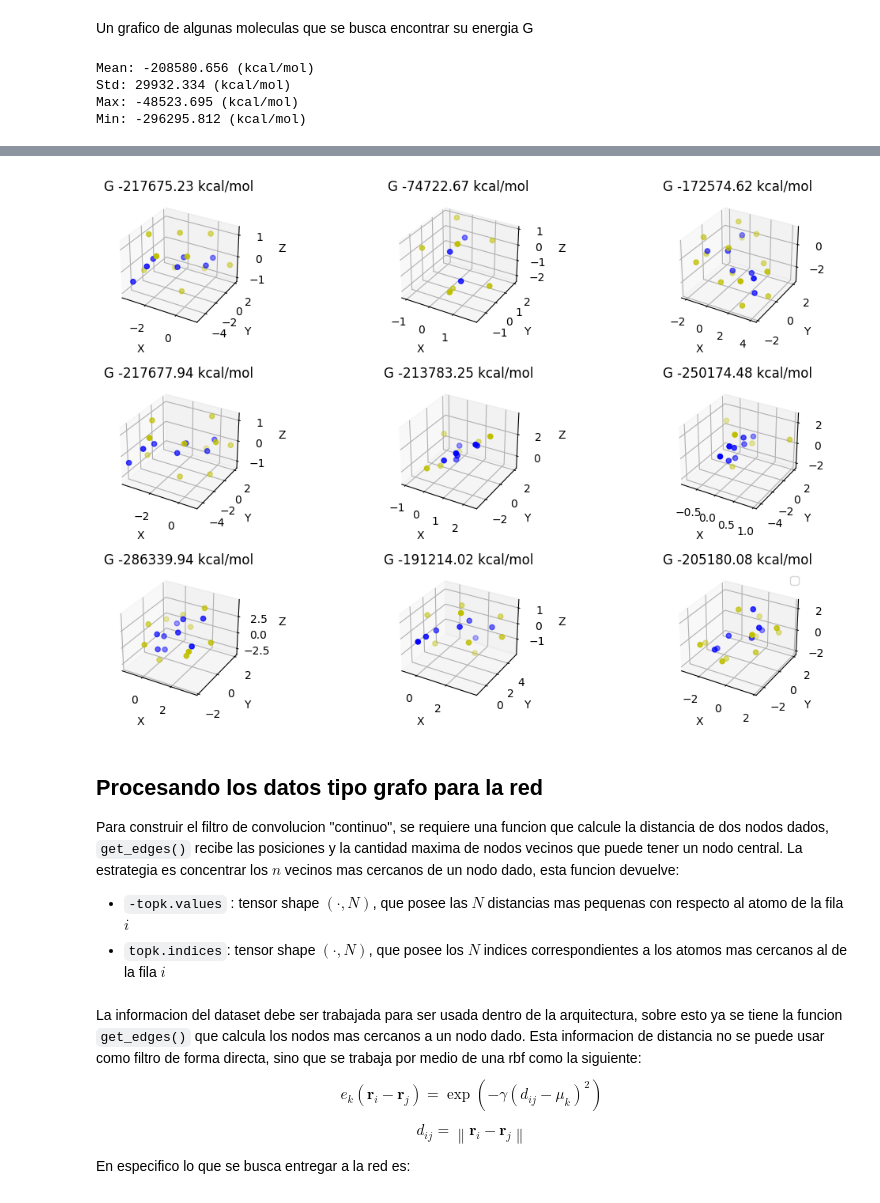
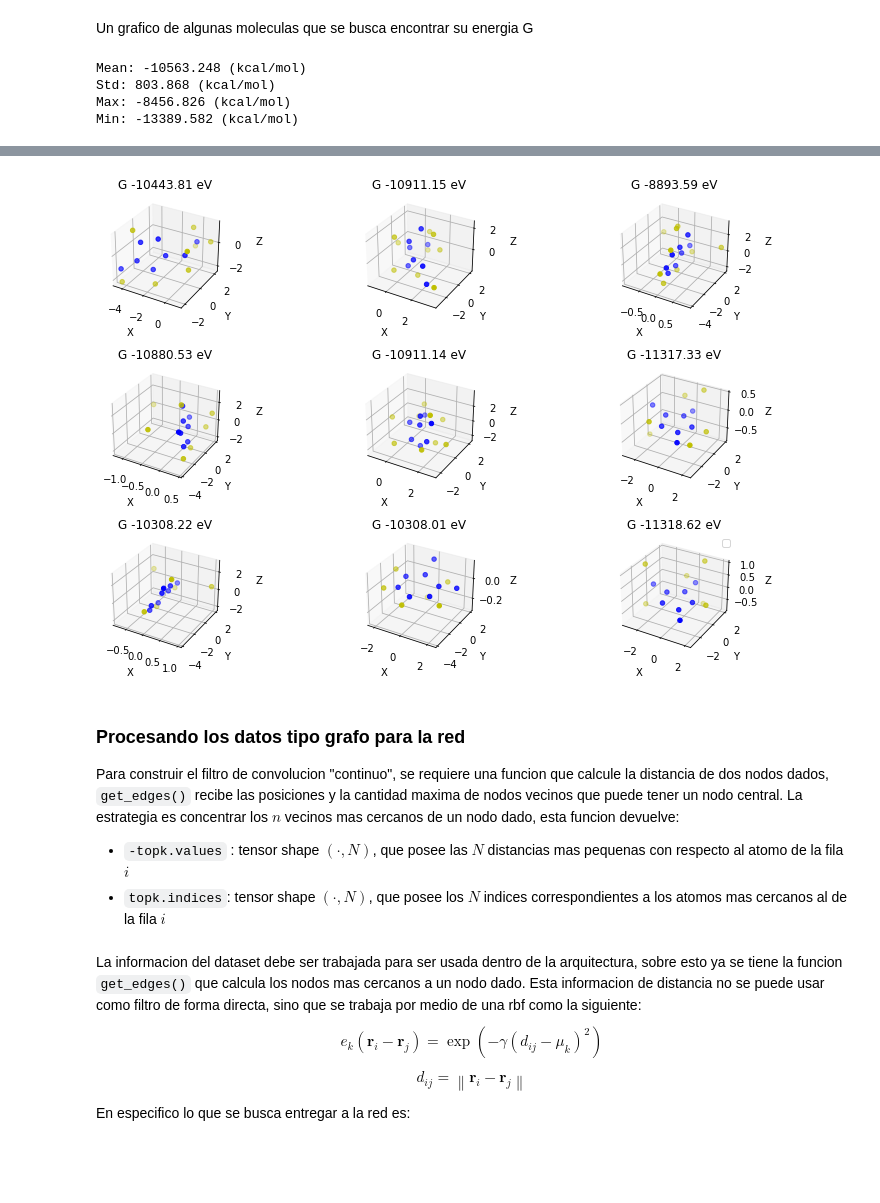
Before and after one commit to pyF4all/ML4molecularSims, a Jupyter notebook: Notebooks/2_SchNet_TensorFlow/2_SchNet_Tensorflow.ipynb, the cells around one changed output, grey strips where cells are left out. Cells and saved outputs as stored; diff of their text form; code cells hidden in the pictures; blank space fills up the shorter version.

```diff
--- a/Notebooks/2_SchNet_TensorFlow/2_SchNet_Tensorflow.ipynb
+++ b/Notebooks/2_SchNet_TensorFlow/2_SchNet_Tensorflow.ipynb
@@ -166,35 +192,43 @@ dtype: float64
 Se importan los datos hacia Tensorflow
 # %%
 def generator():
-  for dict_vals in qm9data.train_dataset:
-      yield dict_vals['_positions'], dict_vals['_atomic_numbers'], norm_energy(dict_vals['free_energy'].numpy(), stats_G_train)
+    for val in train_dataset:
+        yield val.pos.numpy(), val.z.numpy(), norm_energy(val.y[0][10].numpy(), stats_G_train)
+
+def generator_val():
+    for val in val_dataset:
+        yield val.pos.numpy(), val.z.numpy(), norm_energy(val.y[0][10].numpy(), stats_G_train)
 
 def generator_test():
-  for dict_vals in qm9data.test_dataset:
-    yield dict_vals['_positions'], dict_vals['_atomic_numbers'], dict_vals['free_energy'].numpy()
+    for val in test_dataset:
+        yield val.pos.numpy(), val.z.numpy(), val.y[0][10].numpy()
 
-data = tf.data.Dataset.from_generator(
+train_data = tf.data.Dataset.from_generator(
     generator,
     output_signature=(
         tf.TensorSpec(shape=(None, 3), dtype=tf.float32),
         tf.TensorSpec(shape=(None,), dtype=tf.float32),
-        tf.TensorSpec(shape=(1), dtype=tf.float32)
+        tf.TensorSpec(shape=(), dtype=tf.float32)
     ),
-).shuffle(4000, reshuffle_each_iteration=False,  # do not change order each time (!) otherwise will contaminate
-)
+).shuffle(buffer_size=3000)
+
+val_data = tf.data.Dataset.from_generator(
+    generator_val,
+    output_signature=(
+        tf.TensorSpec(shape=(None, 3), dtype=tf.float32),
+        tf.TensorSpec(shape=(None,), dtype=tf.float32),
+        tf.TensorSpec(shape=(), dtype=tf.float32)
+    ),
+).shuffle(buffer_size=1000)
 
 test_data = tf.data.Dataset.from_generator(
     generator_test,
     output_signature=(
         tf.TensorSpec(shape=(None, 3), dtype=tf.float32),
         tf.TensorSpec(shape=(None,), dtype=tf.float32),
-        tf.TensorSpec(shape=(1), dtype=tf.float32)
+        tf.TensorSpec(shape=(), dtype=tf.float32)
     ),
-).shuffle(1000, reshuffle_each_iteration=False,  # do not change order each time (!) otherwise will contaminate
-)
-
-train_data = data.take(3000)
-val_data = data.skip(3000).take(1000)
+).shuffle(buffer_size=1000)
 # %% [markdown]
 Un grafico de algunas moleculas que se busca encontrar su energia G
 # %%
@@ -213,8 +247,8 @@ for i, (x, y, z) in enumerate(test_data):
         break
     # Graficar los puntos
     axs[i].scatter(x[:, 0], x[:, 1], x[:, 2], c=color_vec(y.numpy()), marker='o')
-    num_title = np.around(z.numpy()[0],1)
-    axs[i].set_title(f'G {round(float(z.numpy()[0]),2)} kcal/mol')
+    num_title = np.around(z.numpy(),1)
+    axs[i].set_title(f'G {round(float(z.numpy()),2)} eV')
     axs[i].set_xlabel('X')
     axs[i].set_ylabel('Y')
     axs[i].set_zlabel('Z')
@@ -223,7 +257,7 @@ plt.subplots_adjust(left=0.1, right=0.9, top=0.9, bottom=0.1, wspace=0.4, hspace
 plt.legend()
 plt.show()
 # %% [output]
-Mean: -208580.656 (kcal/mol)
-Std: 29932.334 (kcal/mol)
-Max: -48523.695 (kcal/mol)
-Min: -296295.812 (kcal/mol)
+Mean: -10563.248 (kcal/mol)
+Std: 803.868 (kcal/mol)
+Max: -8456.826 (kcal/mol)
+Min: -13389.582 (kcal/mol)
@@ -231,6 +265,6 @@ WARNING:matplotlib.legend:No artists with labels found to put in legend.  Note t
-[figure, old version]
+[figure, new version]
 # %% [markdown]
-## Procesando los datos tipo grafo para la red
+### Procesando los datos tipo grafo para la red
 
 Para construir el filtro de convolucion "continuo", se requiere una funcion que calcule la distancia de dos nodos dados, `get_edges()` recibe las posiciones y la cantidad maxima de nodos vecinos que puede tener un nodo central. La estrategia es concentrar los $n$ vecinos mas cercanos de un nodo dado, esta funcion devuelve:
 
```
Also changed, not shown: parts of 32 cells of this notebook, 2 other files.
